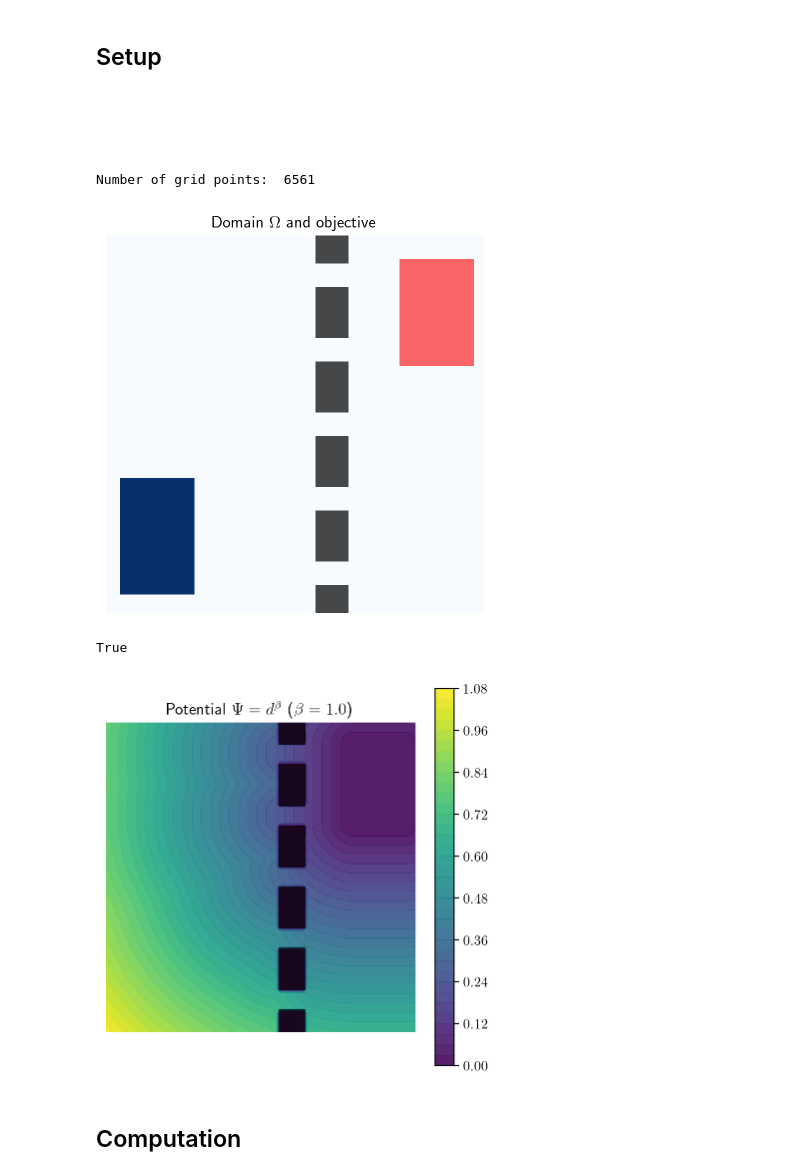
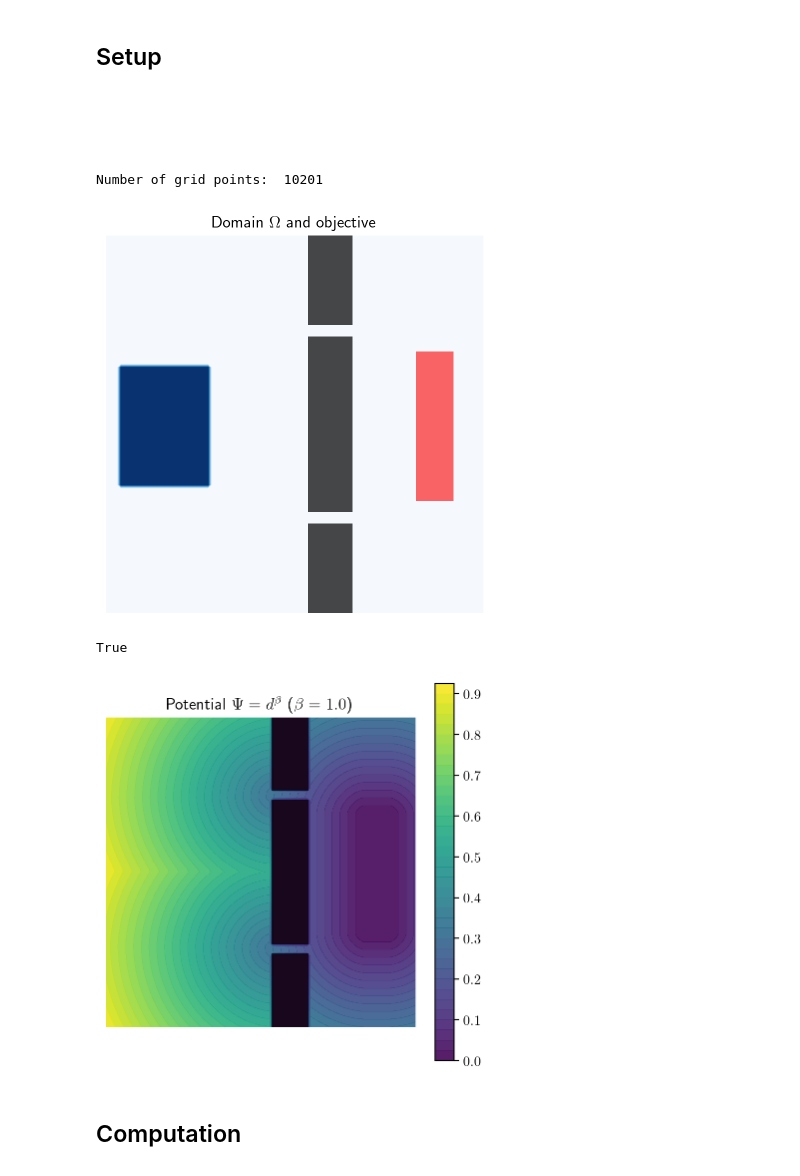
Before and after one commit to ManifoldFR/mva-optimaltransport, a Jupyter notebook: project/multistep.ipynb, the cells around one changed output. Drawn from its saved outputs; the diff is of its cells as text; code cells hidden in the pictures.

```diff
--- a/project/multistep.ipynb
+++ b/project/multistep.ipynb
@@ -16,7 +16,7 @@ print(os.getcwd())
 
 plt.rcParams['figure.figsize'] = (5, 5)
 plt.rcParams['figure.dpi'] = 100
-plt.rcParams["savefig.dpi"] = 140
+plt.rcParams["savefig.dpi"] = 160
 plt.rcParams['text.usetex'] = True
 
 from typing import List
@@ -47,69 +47,46 @@ $\DeclareMathOperator{\prox}{prox}$
 # %%
 # Obstacle domain
 from utils.rooms import room1, room2, room3
+from utils.rooms import setup1, setup2, setup3
 
 
-nx = 81
+nx = 101
 xar = np.linspace(0, 1, nx)
 dx = xar[1] - xar[0]
-ny = 81
+ny = 101
 yar = np.linspace(0, 1, ny)
 dy = yar[1] - yar[0]
 xg, yg = np.meshgrid(xar, yar)
 print("Number of grid points: ", xg.size)
 
 extent = [0, xar.max(), 0, yar.max()]
 
 
-def setup1():
-    rho_0 = (np.abs(xg - 0.24) <= 0.14) & (np.abs(yg - .86) <= 0.1)
-    rho_0 = rho_0.astype(np.float64)
-    rho_0 /= rho_0.sum()  # normalize the density
-    mask = room1(xg, yg)
-    exit_mask = (np.abs(xg - .8) <= 0.08) & (np.abs(yg - .14) <= 0.08)
-    return rho_0, mask, exit_mask
-
-def setup2():
-    rho_0 = (np.abs(xg - 0.5) <= 0.22) & (np.abs(yg - 1.7) <= 0.2)
-    rho_0 = rho_0.astype(np.float64)
-    rho_0 /= rho_0.sum()  # normalize the density
-    mask = room2(xg, yg)
-    exit_mask = (np.abs(xg - .84) <= 0.12) & (np.abs(yg - .41) <= 0.24)
-    return rho_0, mask, exit_mask
-
-def setup3():
-    rho_0 = (np.abs(xg - 0.13) <= 0.1) & (np.abs(yg - .2) <= 0.16)
-    rho_0 = rho_0.astype(np.float64)
-    rho_0 /= rho_0.sum()  # normalize the density
-    mask = room3(xg, yg)
-    exit_mask = (np.abs(xg - .88) <= 0.1) & (np.abs(yg - .8) <= 0.15)
-    return rho_0, mask, exit_mask
-
-IMAGE_DIR = "images/multimarg_room3/"
+IMAGE_DIR = "images/multimarg_room1/"
 os.makedirs(IMAGE_DIR, exist_ok=True)
 
-rho_0, mask, exit_mask = setup3()
+rho_0, mask, exit_mask = setup1(xg, yg)
 
 domain_img = np.zeros((ny, nx, 4))
 domain_img[mask, 3] = 1.
 
 # Exit (target)
 
 exit_layer = np.zeros((ny, nx, 4))
 exit_layer[exit_mask, 0] = 1.
 exit_layer[exit_mask, 3] = 1.
 
 # Plot
 fig = plt.figure()
 plot_domain(domain_img, extent=extent)
 plot_measure(rho_0, extent=extent)
 plot_domain(exit_layer, alpha=.6)
 plt.title("Domain $\\Omega$ and objective")
 plt.axis('image')
 plt.axis('off');
 # %% [output]
-Number of grid points:  6561
+Number of grid points:  10201
-[figure, old version]
+[figure, new version]
 # %%
 fig.savefig(IMAGE_DIR+"room_setup.pdf", bbox_inches='tight')
 # %%
@@ -146,7 +123,7 @@ ax.set_title("Potential $\\Psi = d^\\beta$ ($\\beta=%.1f$)"
 fig.colorbar(im_)
 plt.axis('off');
 # %% [output]
-[figure, old version]
+[figure, new version]
 # %%
 fig.savefig(IMAGE_DIR+"room_potential.pdf", bbox_inches='tight')
 # %% [markdown]
```
Also changed, not shown: parts of 12 cells of this notebook, 11 other files.
